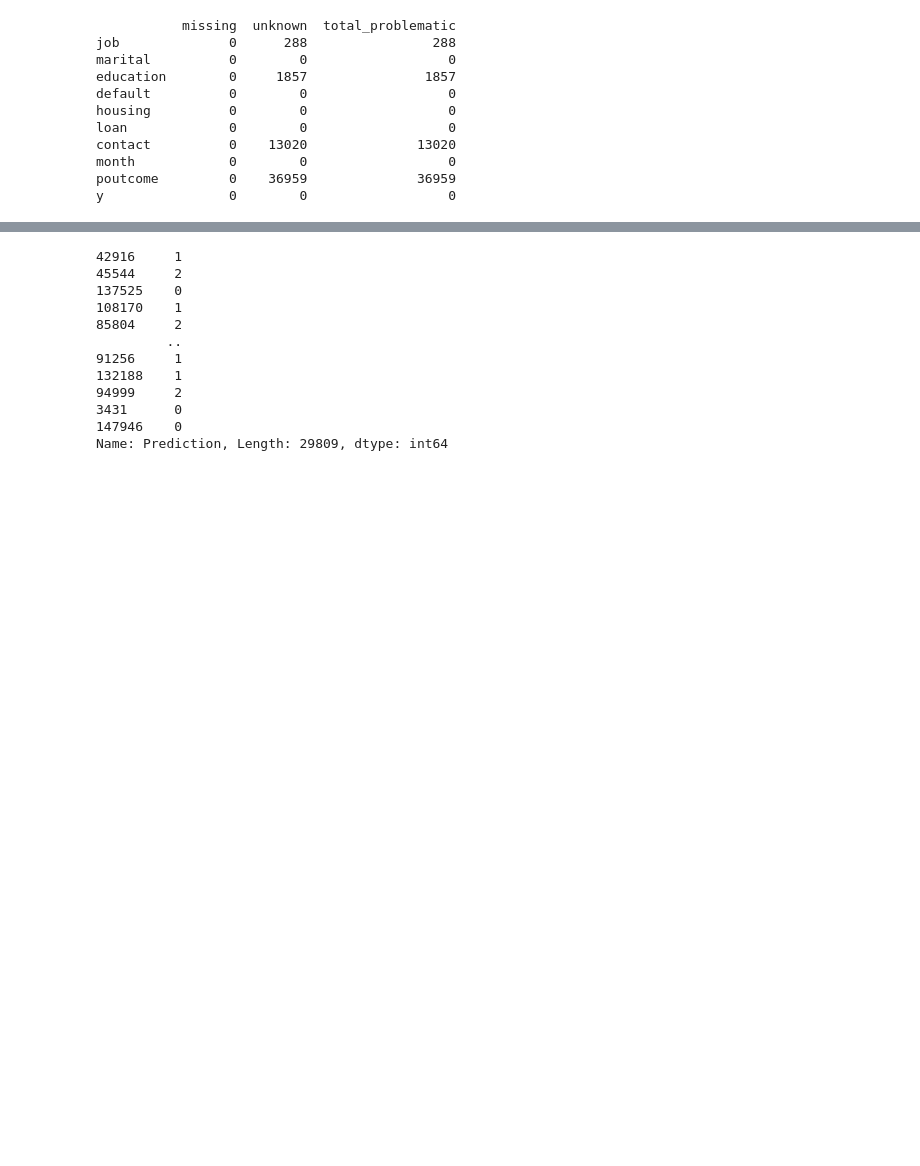
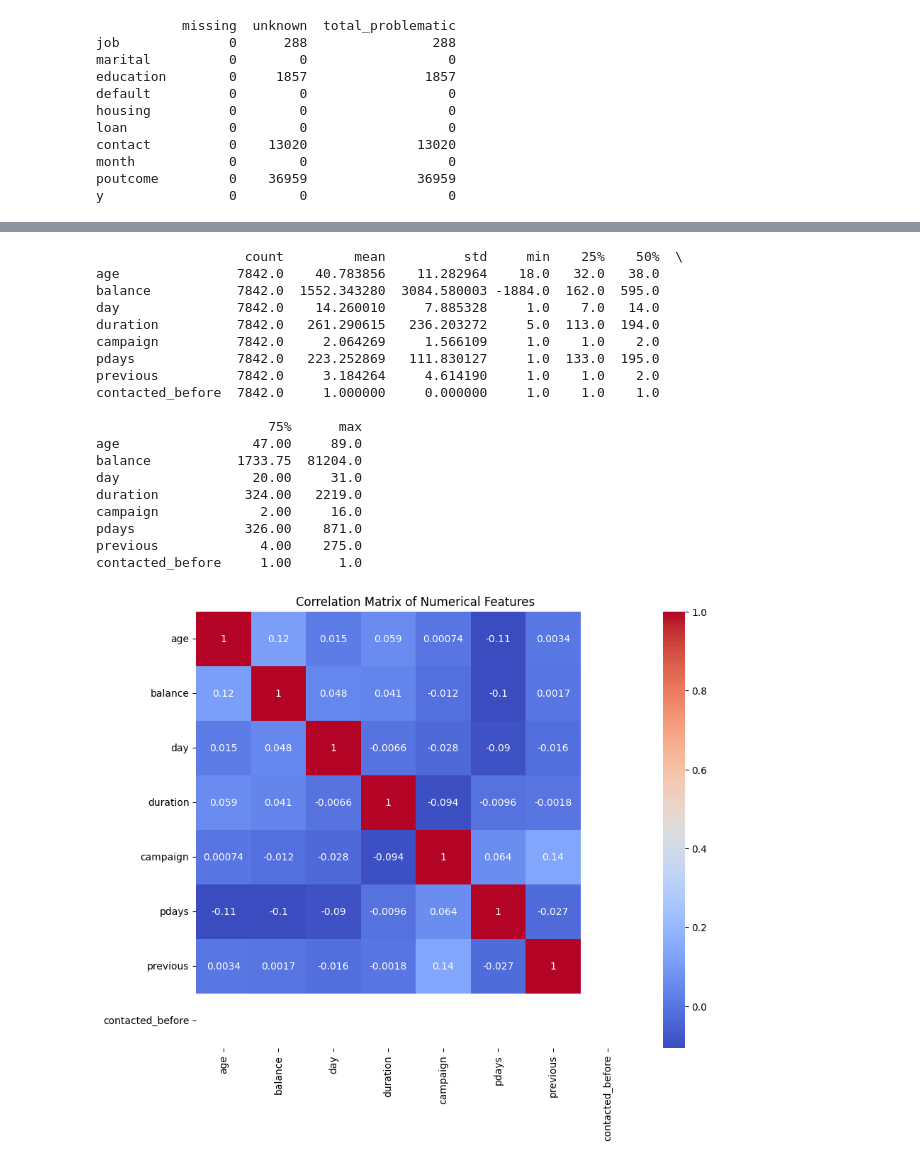
Before and after one commit to SNMaduna/MLSupervised1, a Jupyter notebook: ugransome-machine-learning-python-notebook (1) (2).ipynb, the cells around one changed output, grey strips where cells are left out. Saved outputs shown, nothing was run; the diff lists cells and outputs as text; code cells hidden in the pictures; blank space fills up the shorter version.

```diff
--- a/ugransome-machine-learning-python-notebook (1) (2).ipynb
+++ b/ugransome-machine-learning-python-notebook (1) (2).ipynb
@@ -537,47 +137,37 @@ X_train, X_test, y_train, y_test = train_test_split(X, y, train_size = 0.8, rand
 # %%
-X_train
-X_test
-y_train
-y_test
+## 1.3 Basic Statistics and Correlation Analysis
+# We compute summary statistics for numerical features and analyze correlations to guide feature selection and modeling.
-# %% [output]
-42916     1
-45544     2
-137525    0
-108170    1
-85804     2
-         ..
-91256     1
-132188    1
-94999     2
-3431      0
-147946    0
-Name: Prediction, Length: 29809, dtype: int64
 # %%
-#The %%time command is typically used in Jupyter Notebook environments, such as Jupyter Notebook or JupyterLab.
-#It is called a "magic command" and is used to measure the execution time of a specific code cell.
-#When you include %%time at the beginning of a cell, it tells Jupyter to measure the time it takes to run the code within
-#that cell
-#%%time
+# Summary statistics for numerical features
+num_features = df_cleaned.select_dtypes(include=[np.number]).columns
+summary_stats = df_cleaned[num_features].describe().T
+print(summary_stats)
 
-
-# Import various libraries and tools for building and evaluating machine learning models in Python
-# Imported models: ensemble, random forest, SVM, Naive Bayes, genetic algorithm
-# Imported evaluation metrics: accuracy, precision, recall, f1 score
-
-from sklearn.ensemble import RandomForestClassifier
-from sklearn.svm import LinearSVC
-from sklearn.naive_bayes import GaussianNB
-from sklearn.model_selection import train_test_split
-
-from sklearn.ensemble import StackingClassifier #ensmbl method of stacking classify for ensmbling
-from sklearn.metrics import accuracy_score, precision_score, recall_score, f1_score
-from sklearn.metrics import confusion_matrix
-from sklearn.metrics import classification_report
-
-
-from sklearn.tree import DecisionTreeClassifier   #estimator in GA
-import numpy as np
-
-import warnings
-warnings.filterwarnings('ignore')
+# Correlation matrix
+corr_matrix = df_cleaned[num_features].corr()
+plt.figure(figsize=(10,8))
+sns.heatmap(corr_matrix, annot=True, cmap='coolwarm')
+plt.title('Correlation Matrix of Numerical Features')
+plt.show()
+# %% [output]
+                   count         mean          std     min    25%    50%  \
+age               7842.0    40.783856    11.282964    18.0   32.0   38.0
+balance           7842.0  1552.343280  3084.580003 -1884.0  162.0  595.0
+day               7842.0    14.260010     7.885328     1.0    7.0   14.0
+duration          7842.0   261.290615   236.203272     5.0  113.0  194.0
+campaign          7842.0     2.064269     1.566109     1.0    1.0    2.0
+pdays             7842.0   223.252869   111.830127     1.0  133.0  195.0
+previous          7842.0     3.184264     4.614190     1.0    1.0    2.0
+contacted_before  7842.0     1.000000     0.000000     1.0    1.0    1.0
+
+                      75%      max
+age                 47.00     89.0
+balance           1733.75  81204.0
+day                 20.00     31.0
+duration           324.00   2219.0
+campaign             2.00     16.0
+pdays              326.00    871.0
+previous             4.00    275.0
+contacted_before     1.00      1.0
+[figure, added]
 # %%
```
Also changed, not shown: parts of 18 cells of this notebook.
